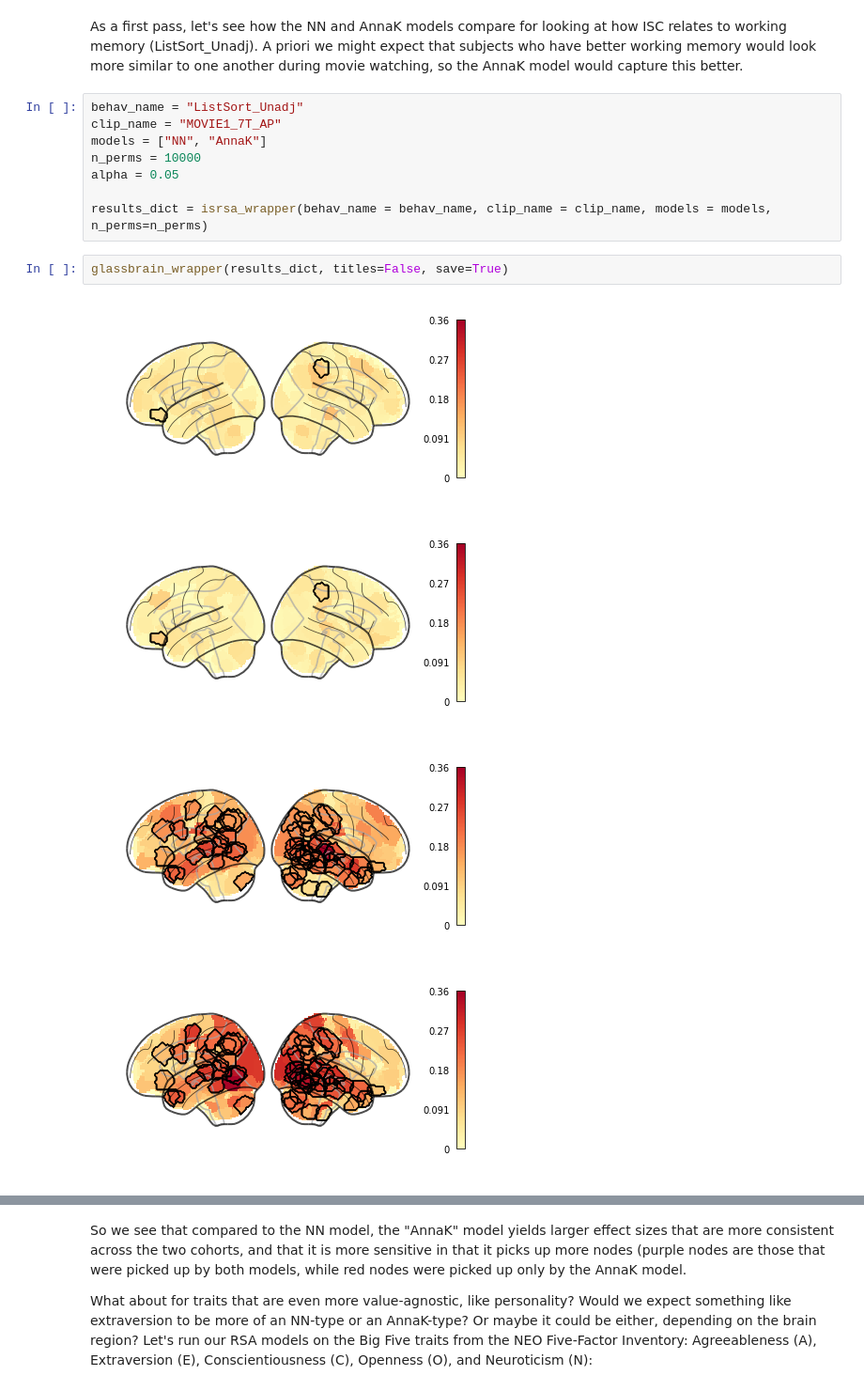
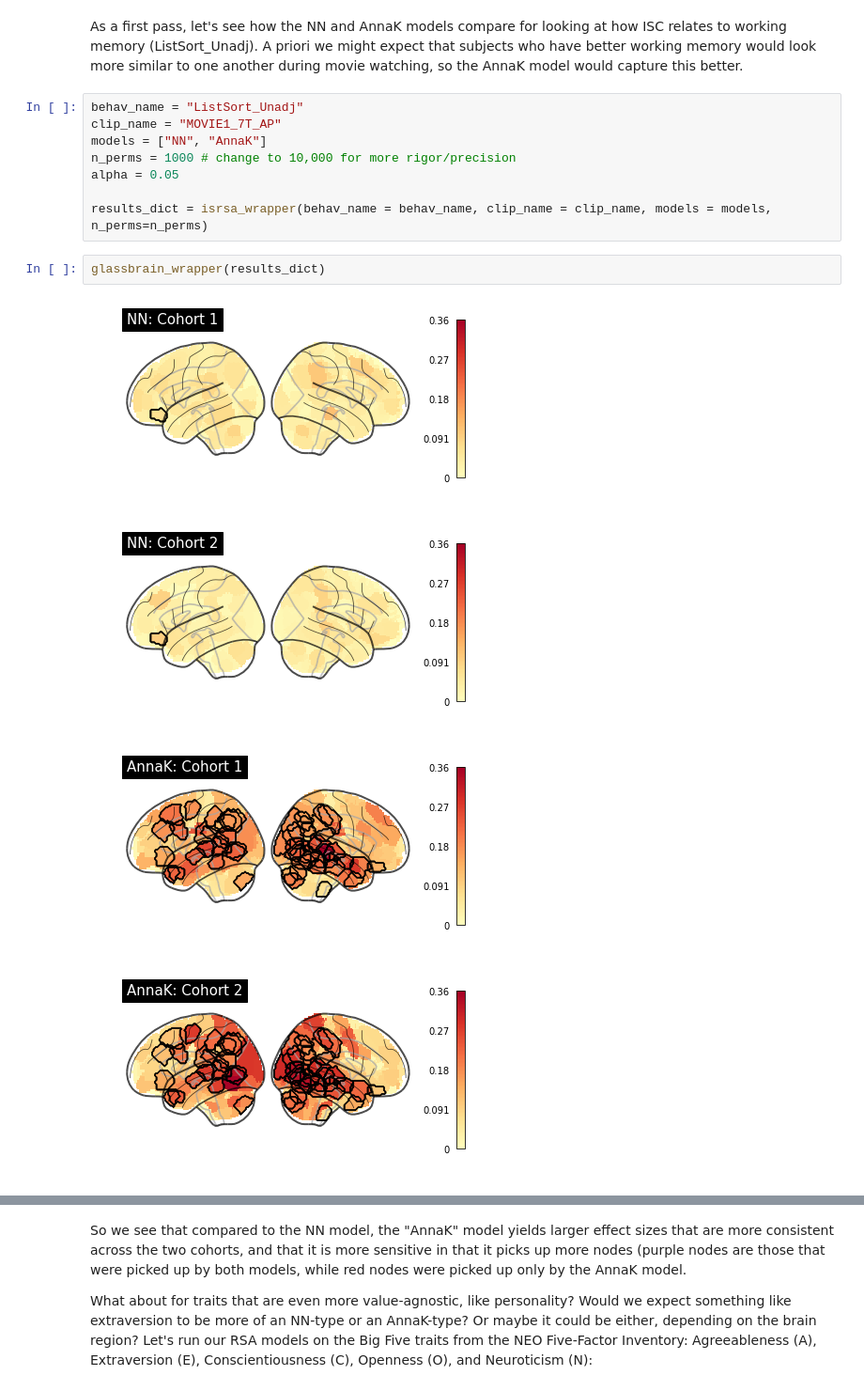
Before and after one commit to esfinn/intersubj_rsa, a Jupyter notebook: isRSA_HCP_demo.ipynb, the cells around one changed output, grey strips where cells are left out. Shown: that part at 94% size. Saved outputs shown, nothing was run; the diff lists cells and outputs as text.

```diff
--- a/isRSA_HCP_demo.ipynb
+++ b/isRSA_HCP_demo.ipynb
@@ -656,15 +638,15 @@ As a first pass, let's see how the NN and AnnaK models compare for looking at ho
 behav_name = "ListSort_Unadj"
 clip_name = "MOVIE1_7T_AP"
 models = ["NN", "AnnaK"]
-n_perms = 10000
+n_perms = 1000 # change to 10,000 for more rigor/precision
 alpha = 0.05
 
 results_dict = isrsa_wrapper(behav_name = behav_name, clip_name = clip_name, models = models, n_perms=n_perms)
 # %%
-glassbrain_wrapper(results_dict, titles=False, save=True)
+glassbrain_wrapper(results_dict)
 # %% [output]
-[figure, old version]
+[figure, new version]
-[figure, old version]
+[figure, new version]
-[figure, old version]
+[figure, new version]
-[figure, old version]
+[figure, new version]
 # %%
```
Also changed, not shown: parts of 16 cells of this notebook, 1 other file.
